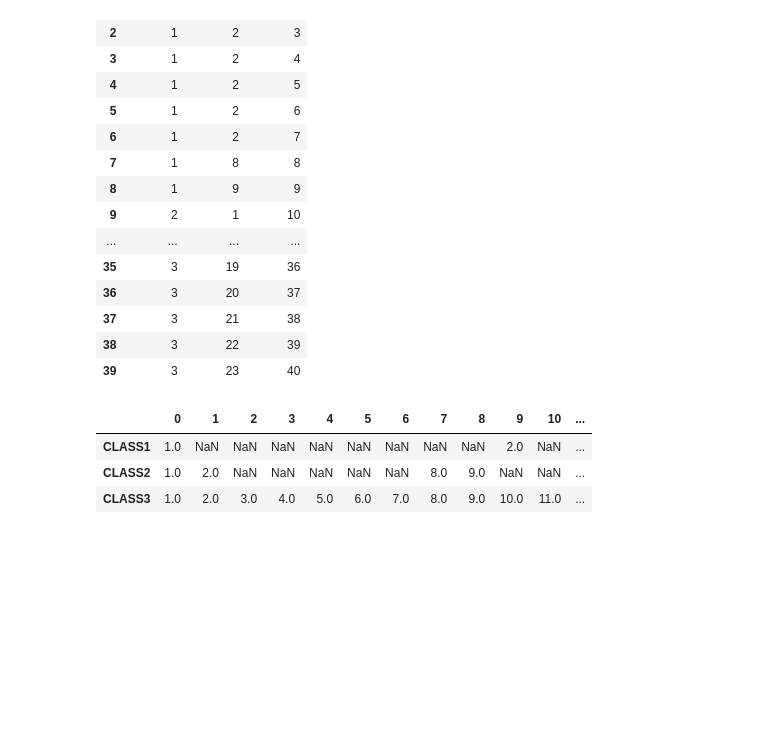
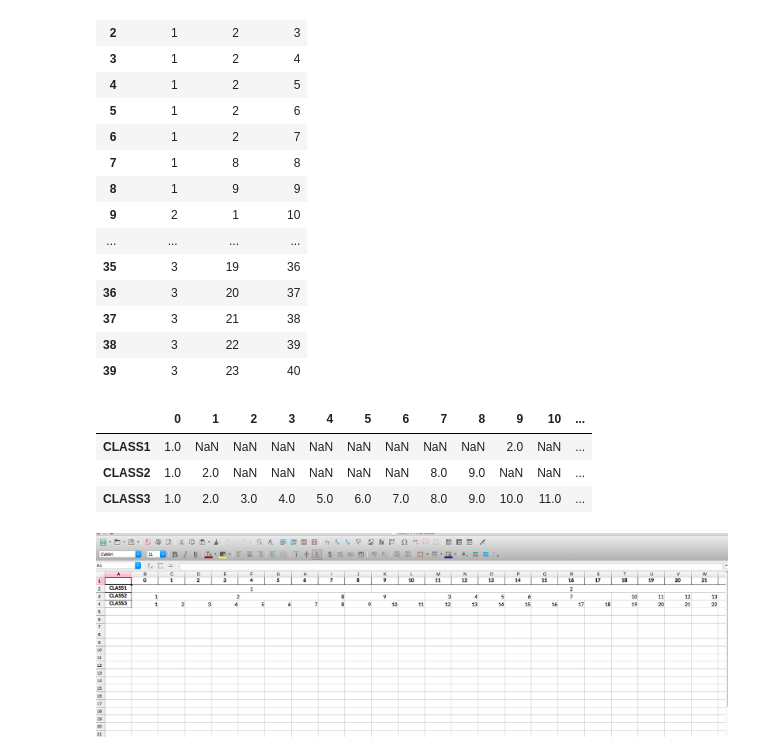
Before and after one commit to BokilaLin/ExcelTransposeAndMergeCell, a Jupyter notebook: ExcelTransposeAndMergeCell.ipynb, the cells around one changed output. Drawn from its saved outputs; the diff is of its cells as text; code cells hidden in the pictures; blank space fills up the shorter version.

```diff
--- a/ExcelTransposeAndMergeCell.ipynb
+++ b/ExcelTransposeAndMergeCell.ipynb
@@ -93,3 +98,7 @@ for start, end in c:
     worksheet.merge_range(3, start + 1, 3, end, class3[start], merge_format)
 # %%
 writer.save()
+# %%
+Image(filename='result.png')
+# %% [output]
+[figure, added]
```
Also changed, not shown: parts of 2 cells of this notebook, 1 other file.
